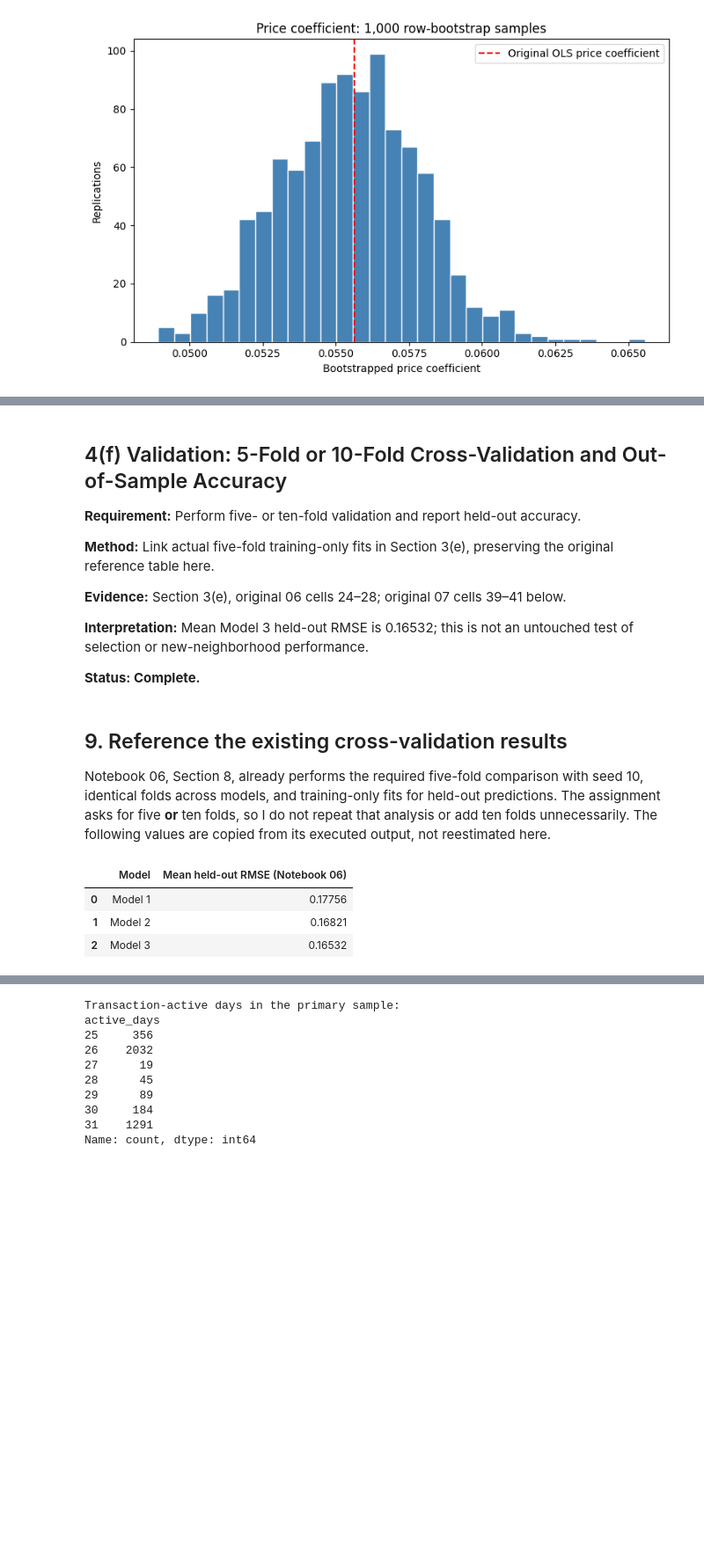
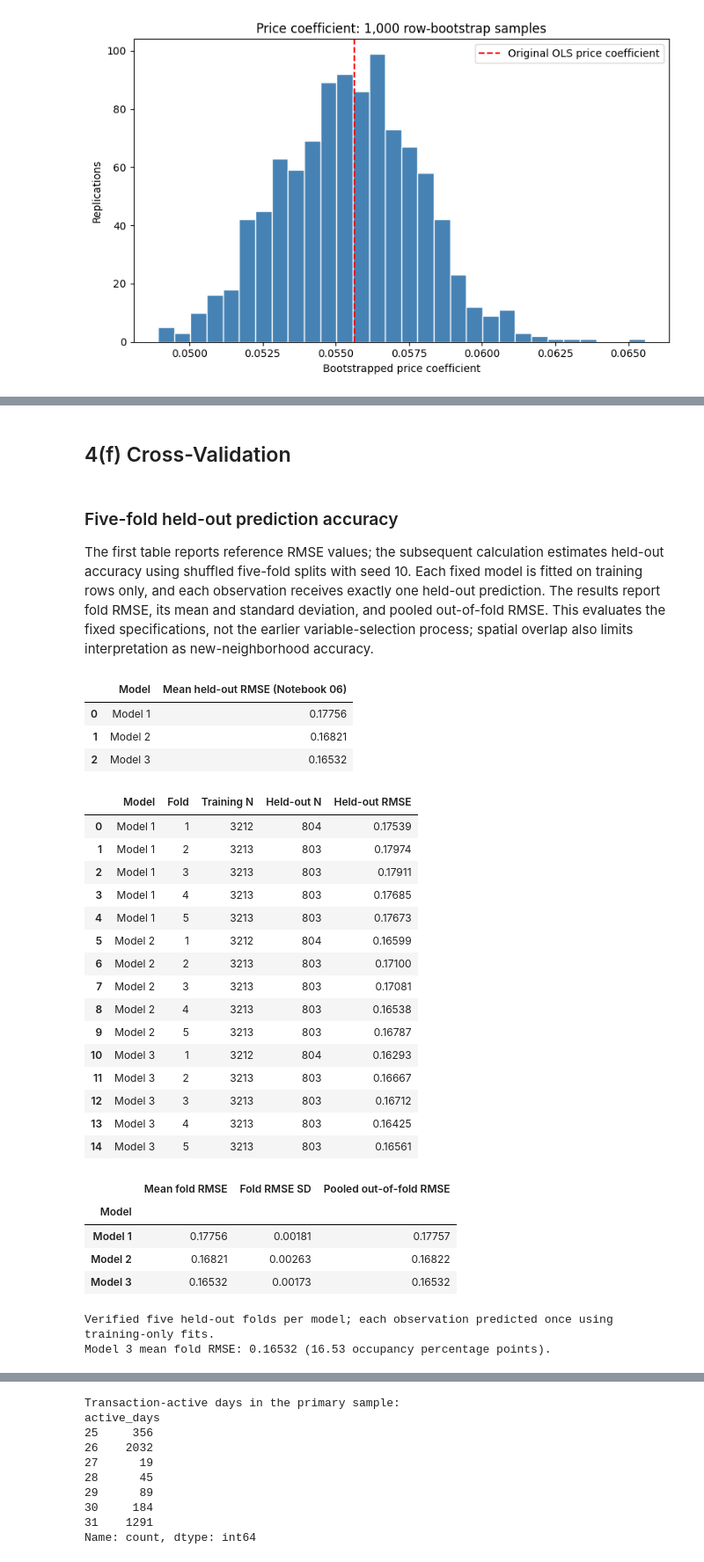
Before and after one commit to finnrcase/Spotless, a Jupyter notebook: notebooks/04_diagnostics_robustness.ipynb, the cells around one changed output, grey strips where cells are left out. Shown at 88% size. Saved outputs shown, nothing was run; the diff lists cells and outputs as text; code cells hidden in the pictures; blank space fills up the shorter version.

```diff
--- a/notebooks/04_diagnostics_robustness.ipynb
+++ b/notebooks/04_diagnostics_robustness.ipynb
@@ -899,21 +578,9 @@ Ordinary row bootstrap treats spaces as independent even though the sample spans
 # %% [markdown]
-<a id="rubric-4f"></a>
-
-## 4(f) Validation: 5-Fold or 10-Fold Cross-Validation and Out-of-Sample Accuracy
-
-**Requirement:** Perform five- or ten-fold validation and report held-out accuracy.
-
-**Method:** Link actual five-fold training-only fits in Section 3(e), preserving the original reference table here.
-
-**Evidence:** Section 3(e), original 06 cells 24–28; original 07 cells 39–41 below.
-
-**Interpretation:** Mean Model 3 held-out RMSE is 0.16532; this is not an untouched test of selection or new-neighborhood performance.
-
-**Status: Complete.**
+## 4(f) Cross-Validation
 # %% [markdown]
-## 9. Reference the existing cross-validation results
+### Five-fold held-out prediction accuracy
 
-Notebook 06, Section 8, already performs the required five-fold comparison with seed 10, identical folds across models, and training-only fits for held-out predictions. The assignment asks for five **or** ten folds, so I do not repeat that analysis or add ten folds unnecessarily. The following values are copied from its executed output, not reestimated here.
+The first table reports reference RMSE values; the subsequent calculation estimates held-out accuracy using shuffled five-fold splits with seed 10. Each fixed model is fitted on training rows only, and each observation receives exactly one held-out prediction. The results report fold RMSE, its mean and standard deviation, and pooled out-of-fold RMSE. This evaluates the fixed specifications, not the earlier variable-selection process; spatial overlap also limits interpretation as new-neighborhood accuracy.
 # %%
 cv_reference = pd.DataFrame({
     "Model": ["Model 1", "Model 2", "Model 3"],
@@ -925,4 +592,65 @@ cv_reference
 | 0 | Model 1 | 0.17756 |
 | 1 | Model 2 | 0.16821 |
 | 2 | Model 3 | 0.16532 |
+# %%
+# Actual held-out predictions for the unchanged specifications, using common folds.
+from sklearn.model_selection import KFold
+from sklearn.metrics import mean_squared_error
+
+cv_folds = list(KFold(n_splits=5, shuffle=True, random_state=10).split(data))
+cv_rows = []
+cv_oof = pd.DataFrame(index=data.index)
+cv_full_params_before = model3.params.copy()
+for cv_name, cv_design in [("Model 1", X1), ("Model 2", X2), ("Model 3", X3)]:
+    assert cv_design.index.equals(y.index)
+    cv_predictions = pd.Series(np.nan, index=data.index, dtype=float)
+    cv_seen = np.zeros(len(data), dtype=int)
+    for cv_fold, (cv_train, cv_test) in enumerate(cv_folds, start=1):
+        assert not np.intersect1d(cv_train, cv_test).size
+        cv_fit = sm.OLS(y.iloc[cv_train], cv_design.iloc[cv_train]).fit()
+        cv_pred = cv_fit.predict(cv_design.iloc[cv_test])
+        cv_predictions.iloc[cv_test] = cv_pred.to_numpy()
+        cv_seen[cv_test] += 1
+        cv_rows.append({"Model": cv_name, "Fold": cv_fold,
+                        "Training N": len(cv_train), "Held-out N": len(cv_test),
+                        "Held-out RMSE": np.sqrt(mean_squared_error(y.iloc[cv_test], cv_pred))})
+    assert (cv_seen == 1).all() and cv_predictions.notna().all()
+    cv_oof[cv_name] = cv_predictions
+cv_fold_results = pd.DataFrame(cv_rows)
+cv_summary_actual = cv_fold_results.groupby("Model")["Held-out RMSE"].agg(
+    **{"Mean fold RMSE": "mean", "Fold RMSE SD": "std"})
+cv_summary_actual["Pooled out-of-fold RMSE"] = [
+    np.sqrt(mean_squared_error(y, cv_oof[name])) for name in cv_summary_actual.index]
+# Cross-validation uses local fits; the primary Model 3 is untouched.
+pd.testing.assert_series_equal(model3.params, cv_full_params_before)
+assert int(model3.nobs) == len(data)
+display(cv_fold_results.round(5))
+display(cv_summary_actual.round(5))
+print("Verified five held-out folds per model; each observation predicted once using training-only fits.")
+print(f"Model 3 mean fold RMSE: {cv_summary_actual.loc['Model 3', 'Mean fold RMSE']:.5f} "
+      f"({100 * cv_summary_actual.loc['Model 3', 'Mean fold RMSE']:.2f} occupancy percentage points).")
+# %% [output]
+|  | Model | Fold | Training N | Held-out N | Held-out RMSE |
+| 0 | Model 1 | 1 | 3212 | 804 | 0.17539 |
+| 1 | Model 1 | 2 | 3213 | 803 | 0.17974 |
+| 2 | Model 1 | 3 | 3213 | 803 | 0.17911 |
+| 3 | Model 1 | 4 | 3213 | 803 | 0.17685 |
+| 4 | Model 1 | 5 | 3213 | 803 | 0.17673 |
+| 5 | Model 2 | 1 | 3212 | 804 | 0.16599 |
+| 6 | Model 2 | 2 | 3213 | 803 | 0.17100 |
+| 7 | Model 2 | 3 | 3213 | 803 | 0.17081 |
+| 8 | Model 2 | 4 | 3213 | 803 | 0.16538 |
+| 9 | Model 2 | 5 | 3213 | 803 | 0.16787 |
+| 10 | Model 3 | 1 | 3212 | 804 | 0.16293 |
+| 11 | Model 3 | 2 | 3213 | 803 | 0.16667 |
+| 12 | Model 3 | 3 | 3213 | 803 | 0.16712 |
+| 13 | Model 3 | 4 | 3213 | 803 | 0.16425 |
+| 14 | Model 3 | 5 | 3213 | 803 | 0.16561 |
+|  | Mean fold RMSE | Fold RMSE SD | Pooled out-of-fold RMSE |
+| Model |  |  |  |
+| Model 1 | 0.17756 | 0.00181 | 0.17757 |
+| Model 2 | 0.16821 | 0.00263 | 0.16822 |
+| Model 3 | 0.16532 | 0.00173 | 0.16532 |
+Verified five held-out folds per model; each observation predicted once using training-only fits.
+Model 3 mean fold RMSE: 0.16532 (16.53 occupancy percentage points).
 # %% [markdown]
```
Also changed, not shown: parts of 64 cells of this notebook.
